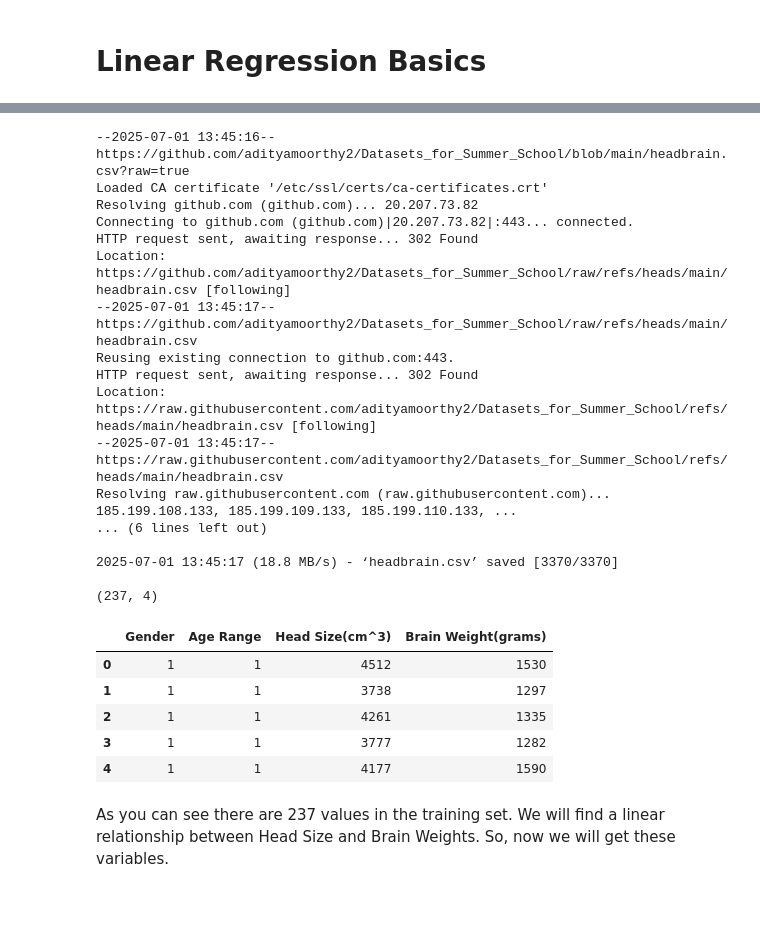
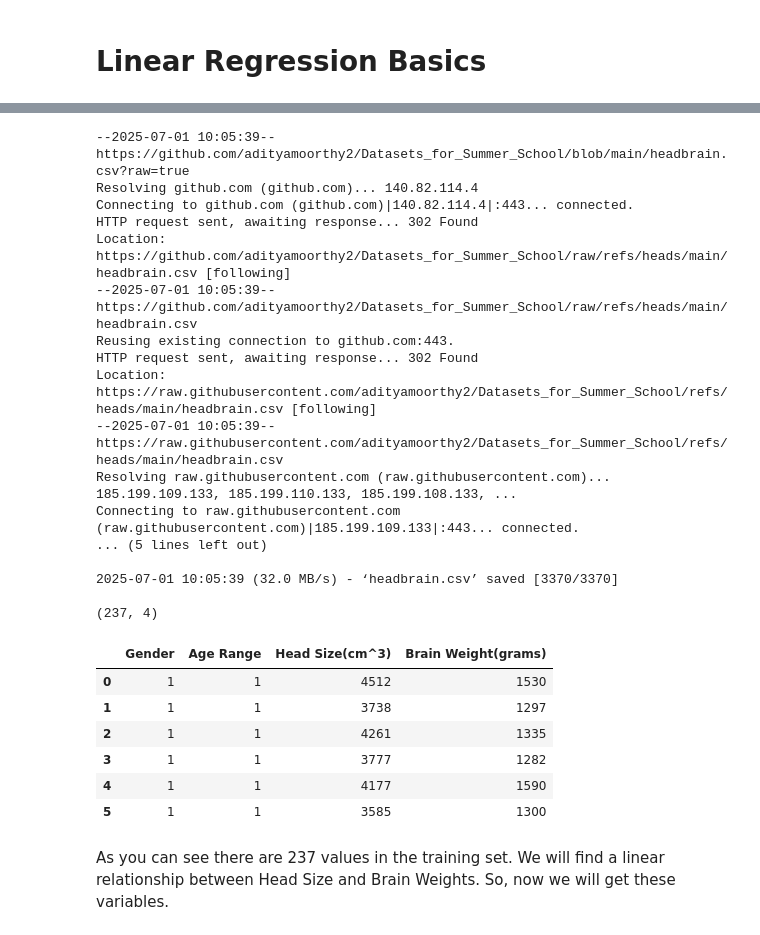
Before and after one commit to shashanksrajak/lava-iitg-2025, a Jupyter notebook: day2/Summer_School_Hands_On.ipynb, the cells around one changed output, grey strips where cells are left out. Cells and saved outputs as stored; diff of their text form; code cells hidden in the pictures; blank space fills up the shorter version.

```diff
--- a/day2/Summer_School_Hands_On.ipynb
+++ b/day2/Summer_School_Hands_On.ipynb
@@ -60,41 +60,42 @@ We are going to use a dataset containing head size and brain weight of different
 # %%
 # Importing Necessary Libraries
 %matplotlib inline
 import numpy as np
 import pandas as pd
 import matplotlib.pyplot as plt
 plt.rcParams['figure.figsize'] = (20.0, 10.0)
 
 !wget "https://github.com/adityamoorthy2/Datasets_for_Summer_School/blob/main/headbrain.csv?raw=true" -O headbrain.csv
 
 # Reading Data
 headbrain = pd.read_csv('headbrain.csv')
 print(headbrain.shape)
-headbrain.head()
+headbrain.head(6)
 # %% [output]
---2025-07-01 13:45:16--  https://github.com/adityamoorthy2/Datasets_for_Summer_School/blob/main/headbrain.csv?raw=true
-Loaded CA certificate '/etc/ssl/certs/ca-certificates.crt'
-Resolving github.com (github.com)... 20.207.73.82
-Connecting to github.com (github.com)|20.207.73.82|:443... connected.
+--2025-07-01 10:05:39--  https://github.com/adityamoorthy2/Datasets_for_Summer_School/blob/main/headbrain.csv?raw=true
+Resolving github.com (github.com)... 140.82.114.4
+Connecting to github.com (github.com)|140.82.114.4|:443... connected.
 HTTP request sent, awaiting response... 302 Found
 Location: https://github.com/adityamoorthy2/Datasets_for_Summer_School/raw/refs/heads/main/headbrain.csv [following]
---2025-07-01 13:45:17--  https://github.com/adityamoorthy2/Datasets_for_Summer_School/raw/refs/heads/main/headbrain.csv
+--2025-07-01 10:05:39--  https://github.com/adityamoorthy2/Datasets_for_Summer_School/raw/refs/heads/main/headbrain.csv
 Reusing existing connection to github.com:443.
 HTTP request sent, awaiting response... 302 Found
 Location: https://raw.githubusercontent.com/adityamoorthy2/Datasets_for_Summer_School/refs/heads/main/headbrain.csv [following]
---2025-07-01 13:45:17--  https://raw.githubusercontent.com/adityamoorthy2/Datasets_for_Summer_School/refs/heads/main/headbrain.csv
-Resolving raw.githubusercontent.com (raw.githubusercontent.com)... 185.199.108.133, 185.199.109.133, 185.199.110.133, ...
-... (6 lines left out)
+--2025-07-01 10:05:39--  https://raw.githubusercontent.com/adityamoorthy2/Datasets_for_Summer_School/refs/heads/main/headbrain.csv
+Resolving raw.githubusercontent.com (raw.githubusercontent.com)... 185.199.109.133, 185.199.110.133, 185.199.108.133, ...
+Connecting to raw.githubusercontent.com (raw.githubusercontent.com)|185.199.109.133|:443... connected.
+... (5 lines left out)
 
-2025-07-01 13:45:17 (18.8 MB/s) - ‘headbrain.csv’ saved [3370/3370]
+2025-07-01 10:05:39 (32.0 MB/s) - ‘headbrain.csv’ saved [3370/3370]
 
 (237, 4)
 |  | Gender | Age Range | Head Size(cm^3) | Brain Weight(grams) |
 | 0 | 1 | 1 | 4512 | 1530 |
 | 1 | 1 | 1 | 3738 | 1297 |
 | 2 | 1 | 1 | 4261 | 1335 |
 | 3 | 1 | 1 | 3777 | 1282 |
 | 4 | 1 | 1 | 4177 | 1590 |
+| 5 | 1 | 1 | 3585 | 1300 |
 # %% [markdown]
 As you can see there are 237 values in the training set. We will find a linear relationship between Head Size and Brain Weights. So, now we will get these variables.
 # %%
```
Also changed, not shown: parts of 8 cells of this notebook.
